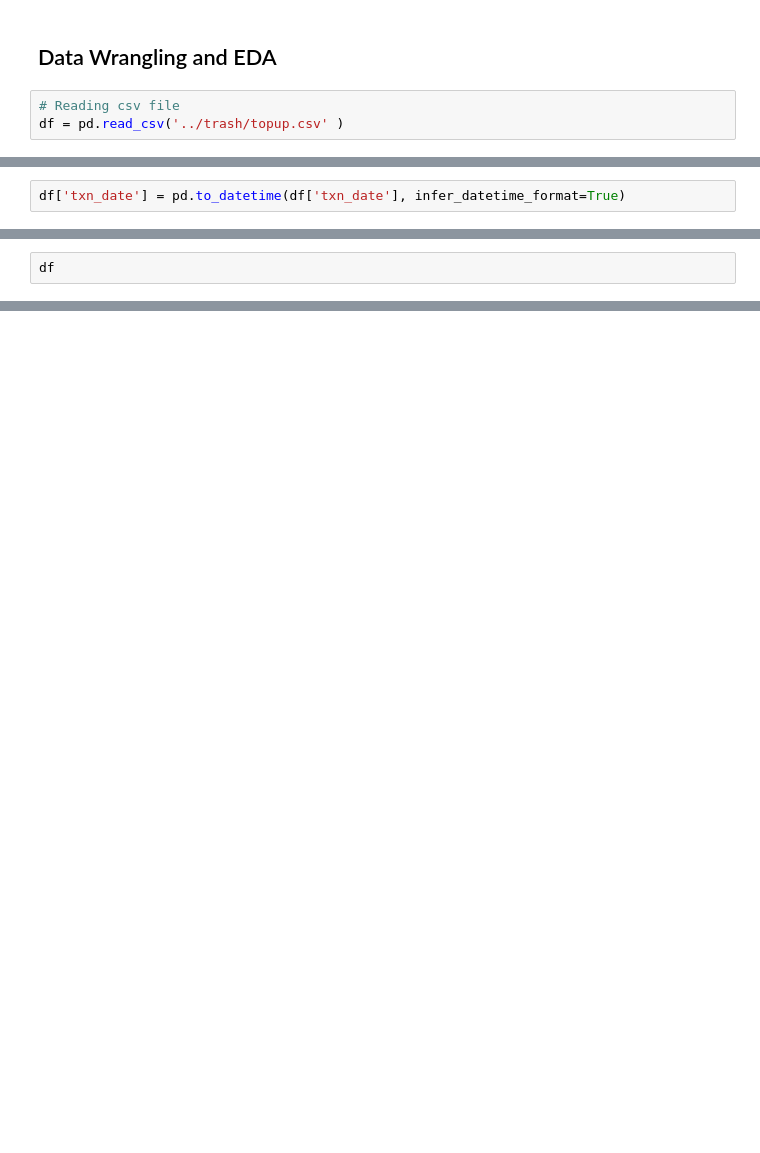
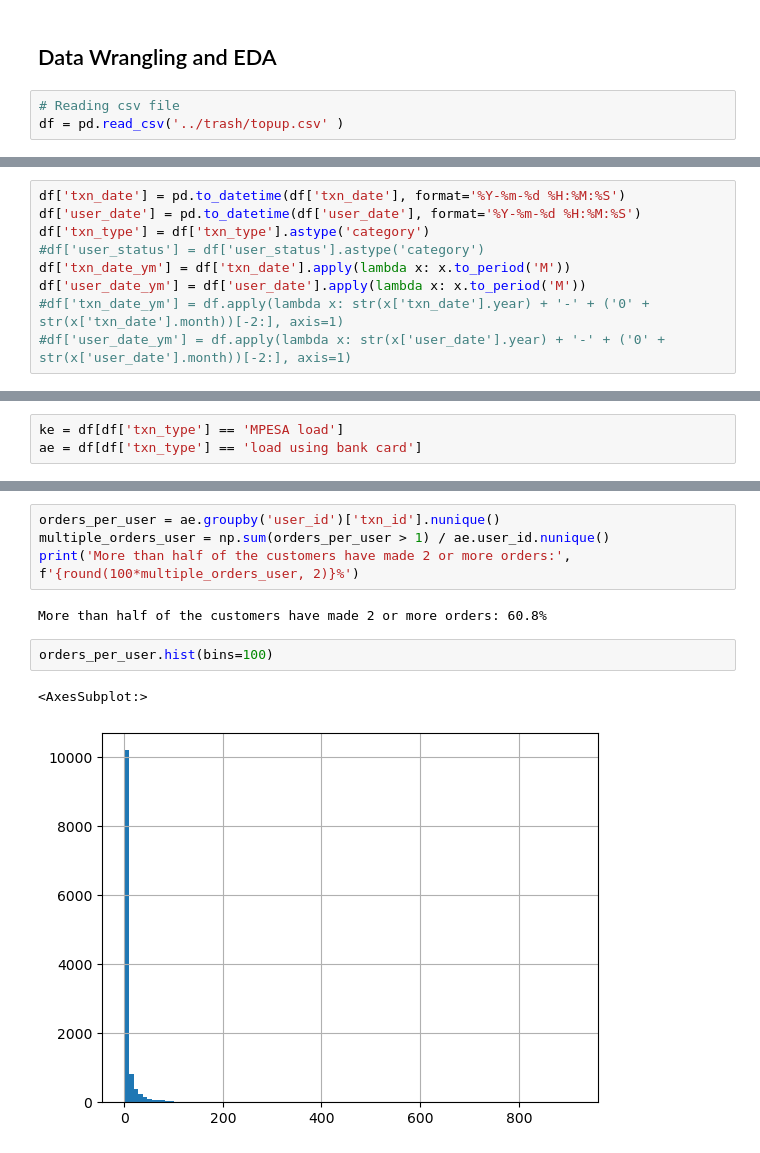
Before and after one commit to nicolas2192/CustomerLifeTimeValue, a Jupyter notebook: notebooks/mpesa.ipynb, the cells around one changed output, grey strips where cells are left out. Saved outputs shown, nothing was run; the diff lists cells and outputs as text; blank space fills up the shorter version.

```diff
--- a/notebooks/mpesa.ipynb
+++ b/notebooks/mpesa.ipynb
@@ -47,2 +47,9 @@ df.head(3)
 # %%
-df['txn_date'] = pd.to_datetime(df['txn_date'], infer_datetime_format=True)
+df['txn_date'] = pd.to_datetime(df['txn_date'], format='%Y-%m-%d %H:%M:%S')
+df['user_date'] = pd.to_datetime(df['user_date'], format='%Y-%m-%d %H:%M:%S')
+df['txn_type'] = df['txn_type'].astype('category')
+#df['user_status'] = df['user_status'].astype('category')
+df['txn_date_ym'] = df['txn_date'].apply(lambda x: x.to_period('M'))
+df['user_date_ym'] = df['user_date'].apply(lambda x: x.to_period('M'))
+#df['txn_date_ym'] = df.apply(lambda x: str(x['txn_date'].year) + '-' + ('0' + str(x['txn_date'].month))[-2:], axis=1)
+#df['user_date_ym'] = df.apply(lambda x: str(x['user_date'].year) + '-' + ('0' + str(x['user_date'].month))[-2:], axis=1)
@@ -49,2 +74,3 @@ df['txn_date'] = pd.to_datetime(df['txn_date'], infer_datetime_format=True)
 # %%
-df
+ke = df[df['txn_type'] == 'MPESA load']
+ae = df[df['txn_type'] == 'load using bank card']
@@ -83,0 +87,11 @@ memory usage: 11.4+ MB
+# %%
+orders_per_user = ae.groupby('user_id')['txn_id'].nunique()
+multiple_orders_user = np.sum(orders_per_user > 1) / ae.user_id.nunique()
+print('More than half of the customers have made 2 or more orders:', f'{round(100*multiple_orders_user, 2)}%')
+# %% [output]
+More than half of the customers have made 2 or more orders: 60.8%
+# %%
+orders_per_user.hist(bins=100)
+# %% [output]
+<AxesSubplot:>
+[figure, added]
```
Also changed, not shown: parts of 71 cells of this notebook, 1 other file.
